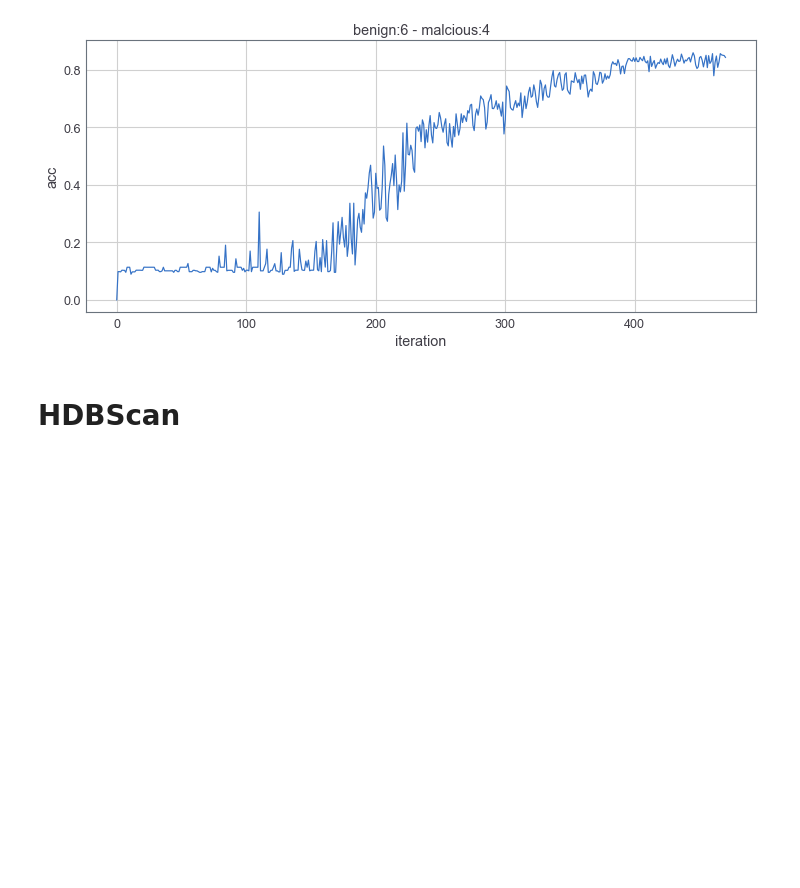
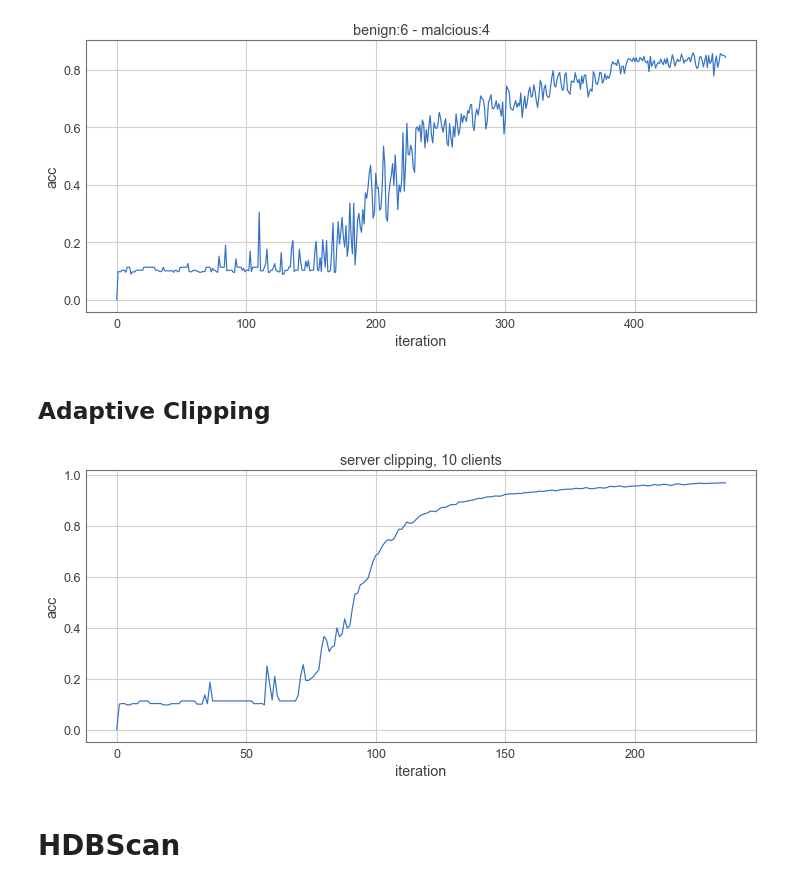
Before and after one commit to Timo9Madrid7/maliciousfl, a Jupyter notebook: myTest.ipynb, the cells around one changed output. Saved outputs shown, nothing was run; the diff lists cells and outputs as text; code cells hidden in the pictures; blank space fills up the shorter version.

```diff
--- a/myTest.ipynb
+++ b/myTest.ipynb
@@ -31,6 +33,20 @@ plt.ylabel('acc')
 plt.show()
 # %% [output]
 [figure]
+# %% [markdown]
+## Adaptive Clipping
+# %%
+path = './Eva/clear10_serverAdaClipping_avg_acc_test.txt'
+acc_server_clipping = np.loadtxt(path)
+# %%
+plt.figure(figsize=(12, 5))
+plt.plot(np.arange(len(acc_server_clipping)), acc_server_clipping)
+plt.title("server clipping, 10 clients")
+plt.xlabel('iteration')
+plt.ylabel('acc')
+plt.show()
+# %% [output]
+[figure, added]
 # %% [markdown]
 # HDBScan
 # %%
```
Also changed, not shown: parts of 1 cell of this notebook, 9 other files.
